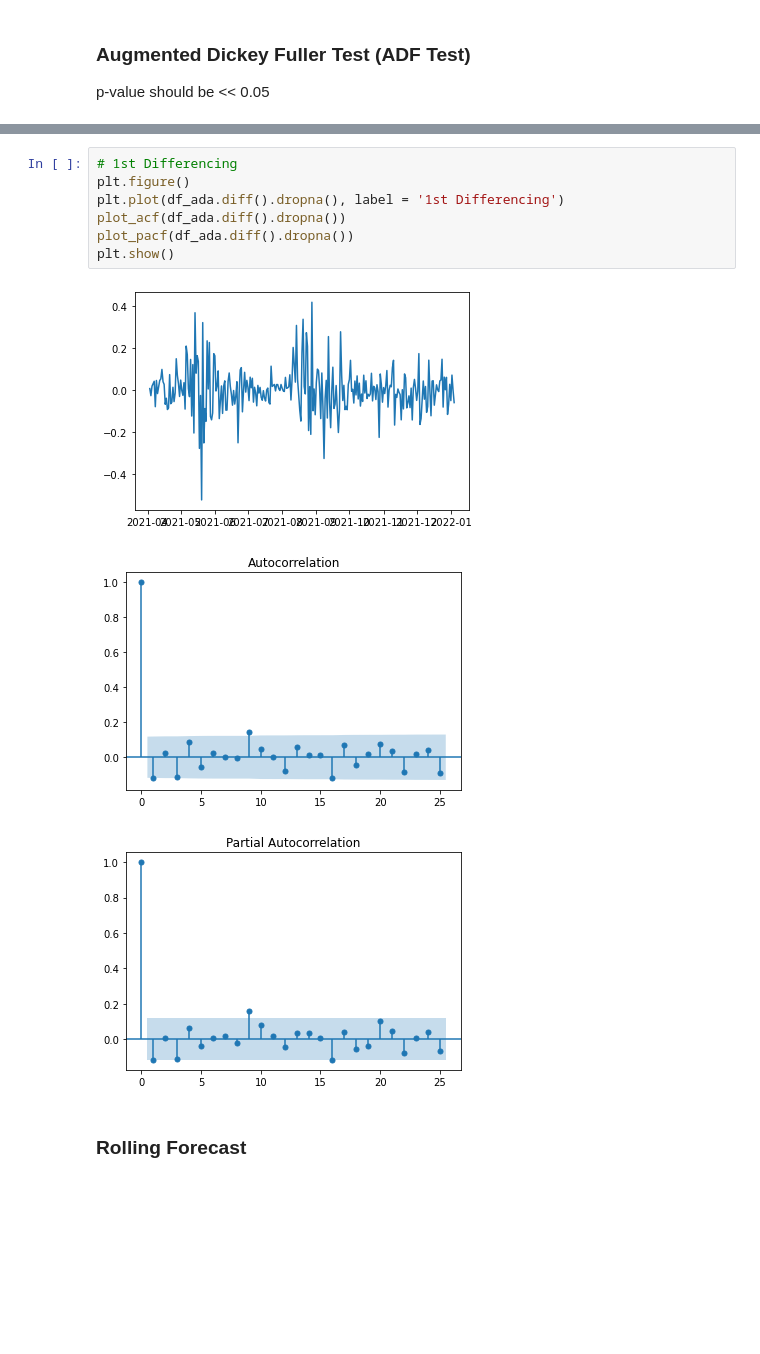
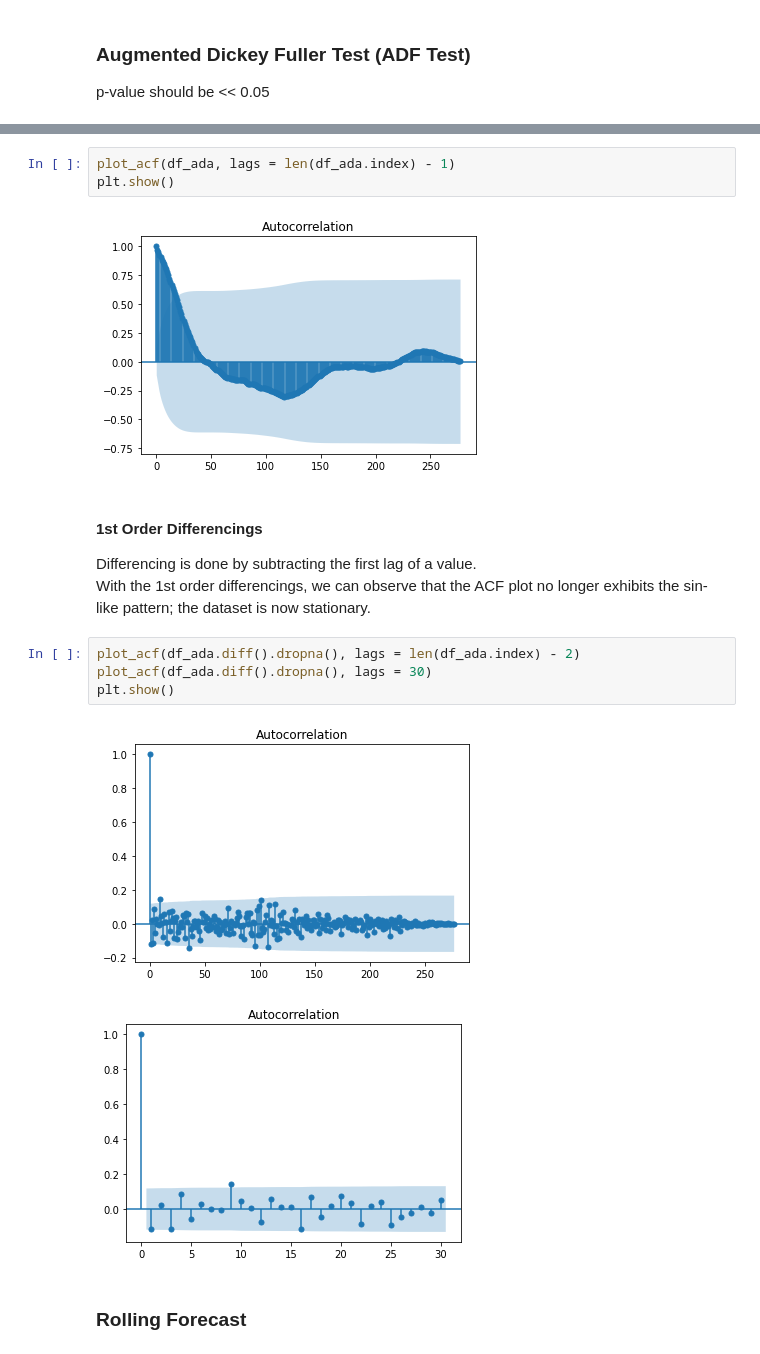
Before and after one commit to nabebako/Crypto-Price-Prediction-Model, a Jupyter notebook: notebooks/arima.ipynb, the cells around one changed output, grey strips where cells are left out. Cells and saved outputs as stored; diff of their text form; blank space fills up the shorter version.

Commit message:
Added markdowns that discribes the stationary test

```diff
--- a/notebooks/arima.ipynb
+++ b/notebooks/arima.ipynb
@@ -80,14 +77,22 @@ plt.show()
+# %%
+plot_acf(df_ada, lags = len(df_ada.index) - 1)
+plt.show()
+# %% [output]
+[figure, added]
+# %% [markdown]
+<h4>1st Order Differencings</h4>
+<p>
+    Differencing is done by subtracting the first lag of a value.
+    <br/>
+    With the 1st order differencings, we can observe that the ACF plot no longer exhibits the sin-like pattern; the dataset is now stationary.
+</p>
 # %%
-# 1st Differencing
-plt.figure()
-plt.plot(df_ada.diff().dropna(), label = '1st Differencing')
-plot_acf(df_ada.diff().dropna())
-plot_pacf(df_ada.diff().dropna())
+plot_acf(df_ada.diff().dropna(), lags = len(df_ada.index) - 2)
+plot_acf(df_ada.diff().dropna(), lags = 30)
 plt.show()
 # %% [output]
-[figure, old version]
+[figure, new version]
-[figure, old version]
+[figure, new version]
-[figure, removed]
 # %% [markdown]
 <h3>Rolling Forecast</h3>
 # %%
```
Also changed, not shown: parts of 5 cells of this notebook.
